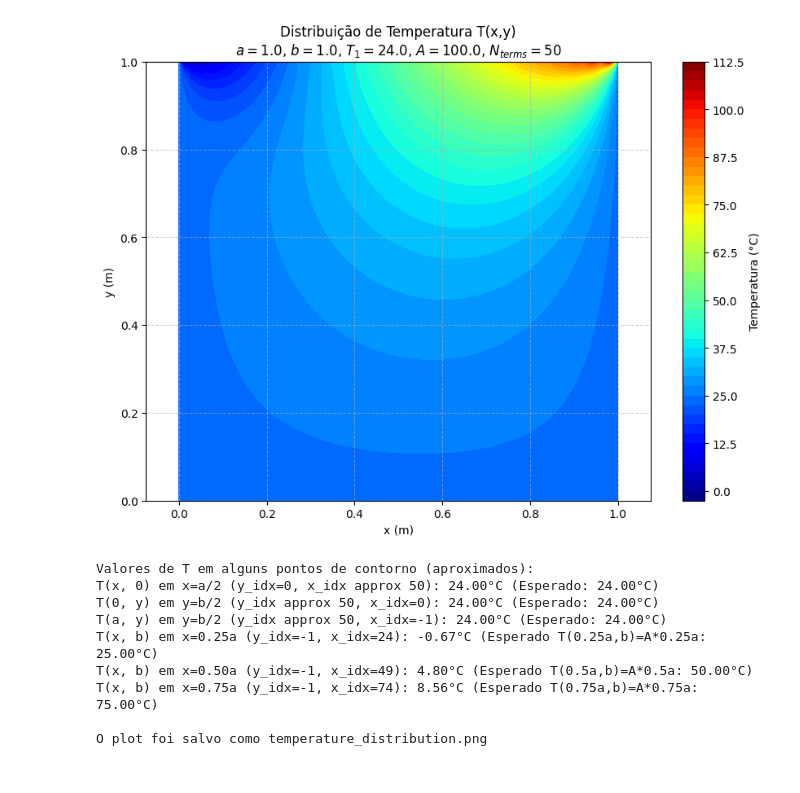
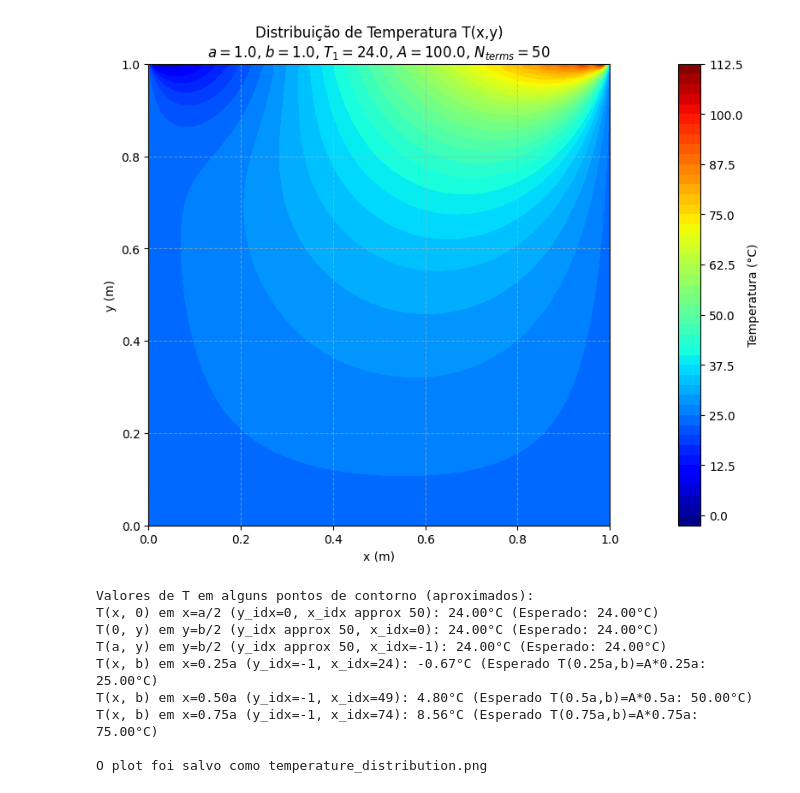
Before and after one commit to orosagustavo/transport-phen-biological, a Jupyter notebook: lsita02/chapa_retangular.ipynb, the cells around one changed output. Saved outputs shown, nothing was run; the diff lists cells and outputs as text; code cells hidden in the pictures.

```diff
--- a/lsita02/chapa_retangular.ipynb
+++ b/lsita02/chapa_retangular.ipynb
@@ -44,17 +44,17 @@ T_grid = T1_val + T_series_sum
 # %%
 # Plotagem do resultado
 plt.figure(figsize=(10, 7)) # Increased figure size for better readability
 contour = plt.contourf(X_grid, Y_grid, T_grid, levels=50, cmap=cm.jet)
 plt.colorbar(contour, label='Temperatura (°C)')
 plt.title(f'Distribuição de Temperatura T(x,y)\n$a={a_val}$, $b={b_val}$, $T_1={T1_val}$, $A={A_val}$, $N_{{terms}}={N_terms}$')
 plt.xlabel('x (m)')
 plt.ylabel('y (m)')
-plt.axis('equal') # 'image' or 'equal' for aspect ratio. 'image' makes data pixels square.
+plt.axis('image') # 'image' or 'equal' for aspect ratio. 'image' makes data pixels square.
 plt.grid(True, linestyle='--', alpha=0.6)
 plt.savefig("temperature_distribution.png")
 plt.show()
 # %% [output]
-[figure, old version]
+[figure, new version]
 # %%
 # Verificação das condições de contorno (valores aproximados devido à truncagem da série)
 print("Valores de T em alguns pontos de contorno (aproximados):")
```
Also changed, not shown: 2 other files.
